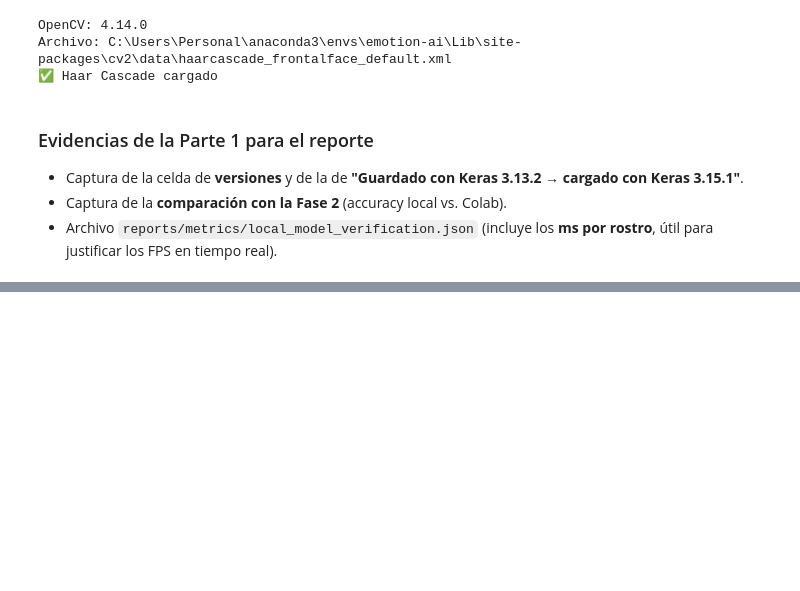
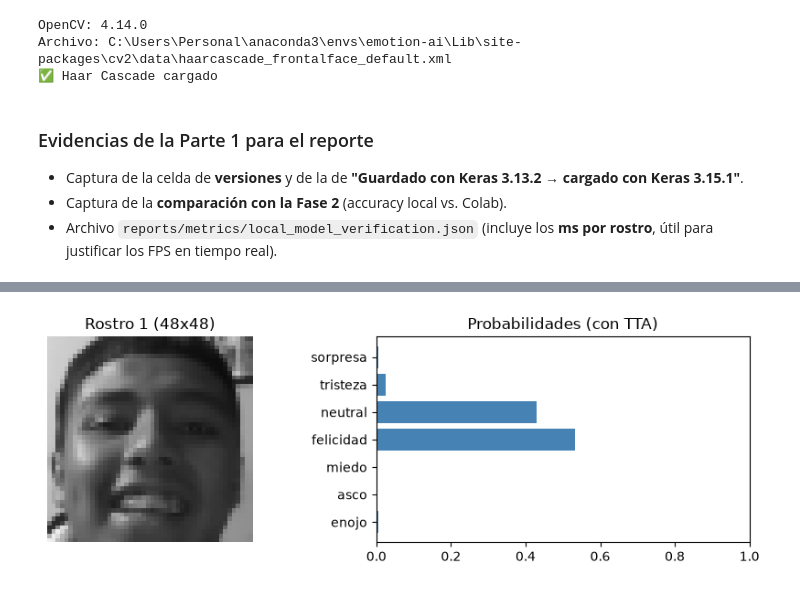
Before and after one commit to EdwarTrujillo/emotion-detection-assistant, a Jupyter notebook: notebooks/03_realtime_detection.ipynb, the cells around one changed output, grey strips where cells are left out. Drawn from its saved outputs; the diff is of its cells as text; code cells hidden in the pictures; blank space fills up the shorter version.

```diff
--- a/notebooks/03_realtime_detection.ipynb
+++ b/notebooks/03_realtime_detection.ipynb
@@ -302,0 +481,18 @@ Archivo: C:\Users\Personal\anaconda3\envs\emotion-ai\Lib\site-packages\cv2\data\
+# %%
+# --- Lo que realmente "ve" el modelo: cada rostro en 48x48 y sus probabilidades ---
+if len(faces) == 0:
+    print("No se detectó ningún rostro. Prueba con más luz, de frente a la cámara, y vuelve a ejecutar 2.1.")
+else:
+    fig, axes = plt.subplots(len(faces), 2, figsize=(9, 3 * len(faces)), squeeze=False)
+    for i, (face, face_probs) in enumerate(zip(faces, probs)):
+        axes[i, 0].imshow(face, cmap="gray", vmin=0, vmax=255)
+        axes[i, 0].set_title(f"Rostro {i + 1} (48x48)")
+        axes[i, 0].axis("off")
+        labels_es = [EMOTION_LABELS_ES[c] for c in CLASS_NAMES]
+        axes[i, 1].barh(labels_es, face_probs, color="steelblue")
+        axes[i, 1].set_xlim(0, 1)
+        axes[i, 1].set_title("Probabilidades (con TTA)")
+    plt.tight_layout()
+    plt.show()
+# %% [output]
+[figure, added]
```
Also changed, not shown: parts of 13 cells of this notebook, 2 other files.
